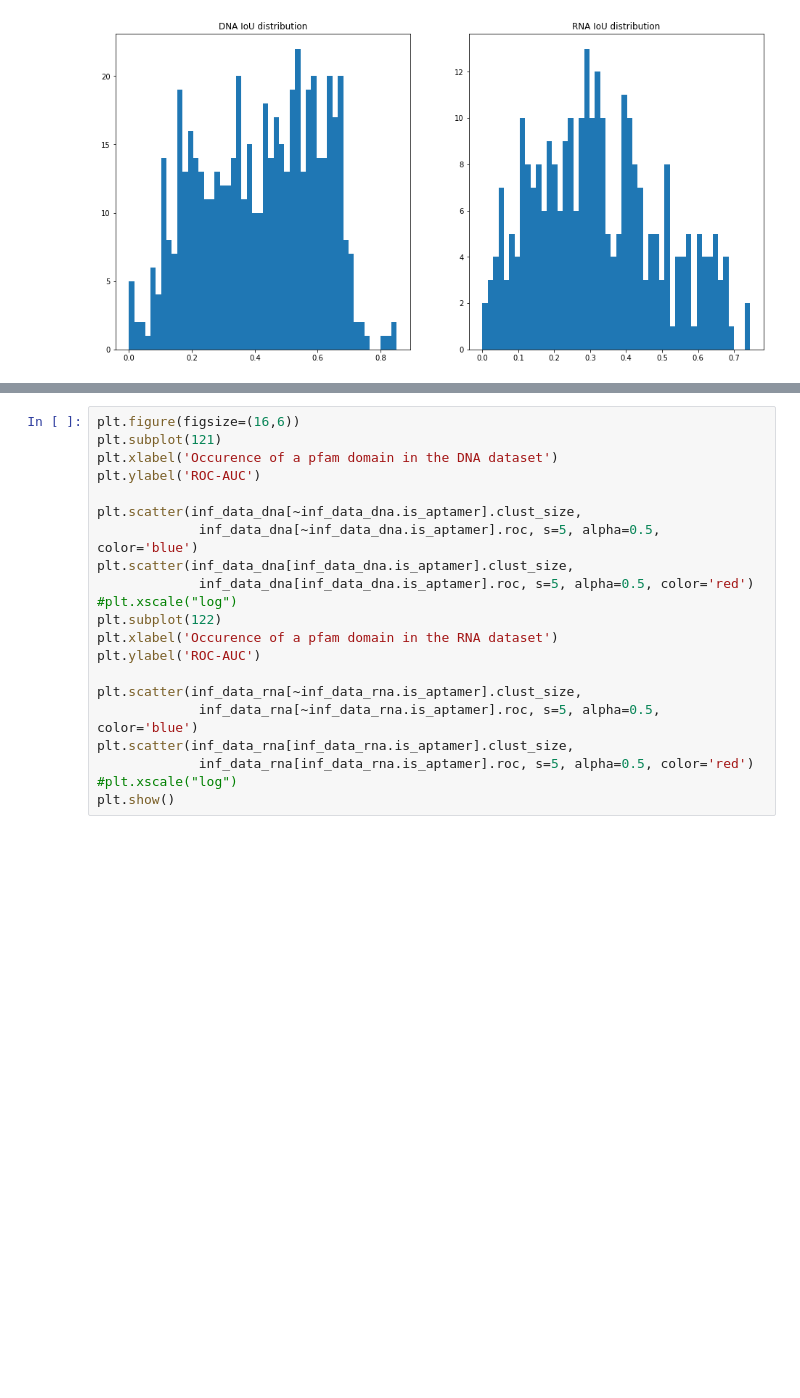
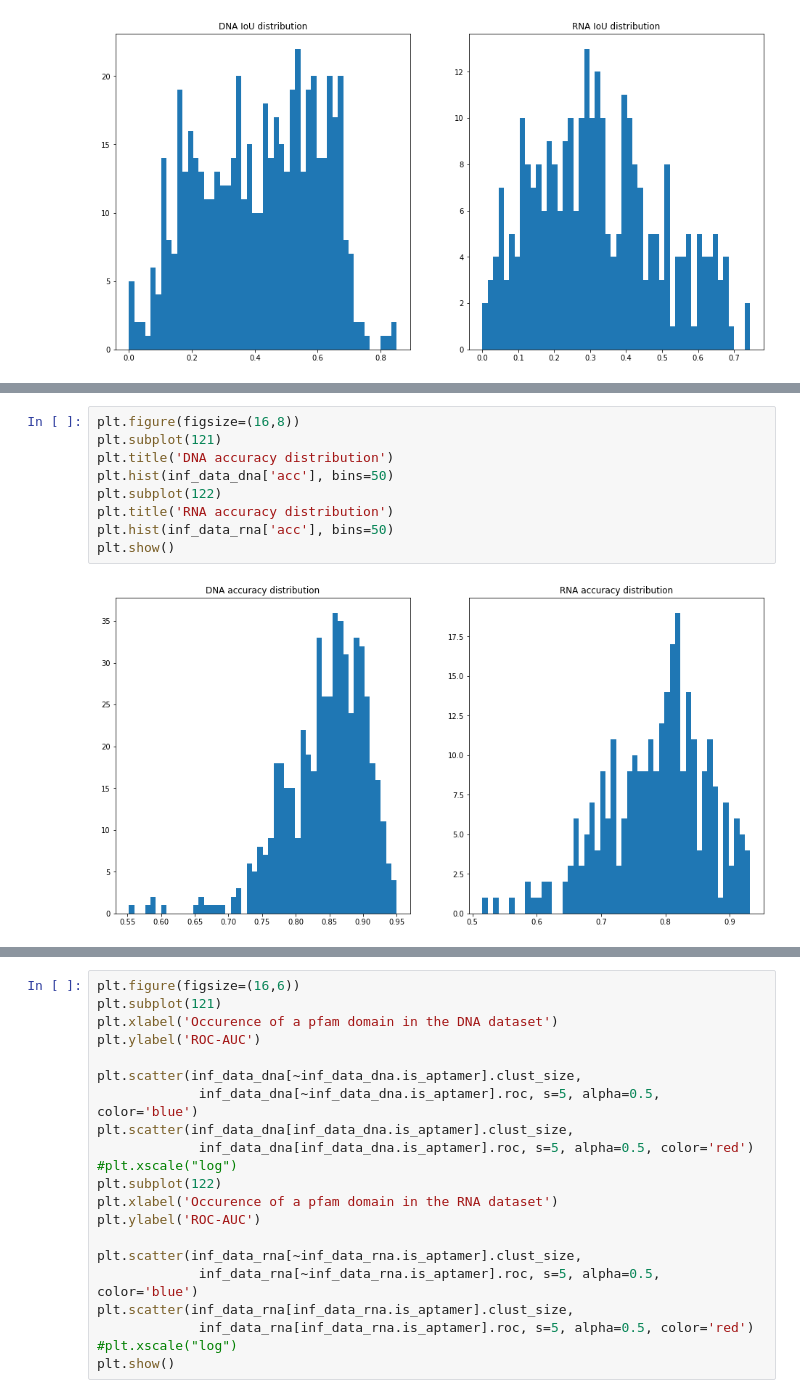
Before and after one commit to geraseva/masif_npi, a Jupyter notebook: Inference_analysis.ipynb, the cells around one changed output, grey strips where cells are left out. Drawn from its saved outputs; the diff is of its cells as text; blank space fills up the shorter version.

```diff
--- a/Inference_analysis.ipynb
+++ b/Inference_analysis.ipynb
@@ -281 +339,12 @@ plt.show()
+# %%
+plt.figure(figsize=(16,8))
+plt.subplot(121)
+plt.title('DNA accuracy distribution')
+plt.hist(inf_data_dna['acc'], bins=50)
+plt.subplot(122)
+plt.title('RNA accuracy distribution')
+plt.hist(inf_data_rna['acc'], bins=50)
+plt.show()
+# %% [output]
+[figure, added]
 # %%
```
Also changed, not shown: parts of 11 cells of this notebook, 7 other files.
